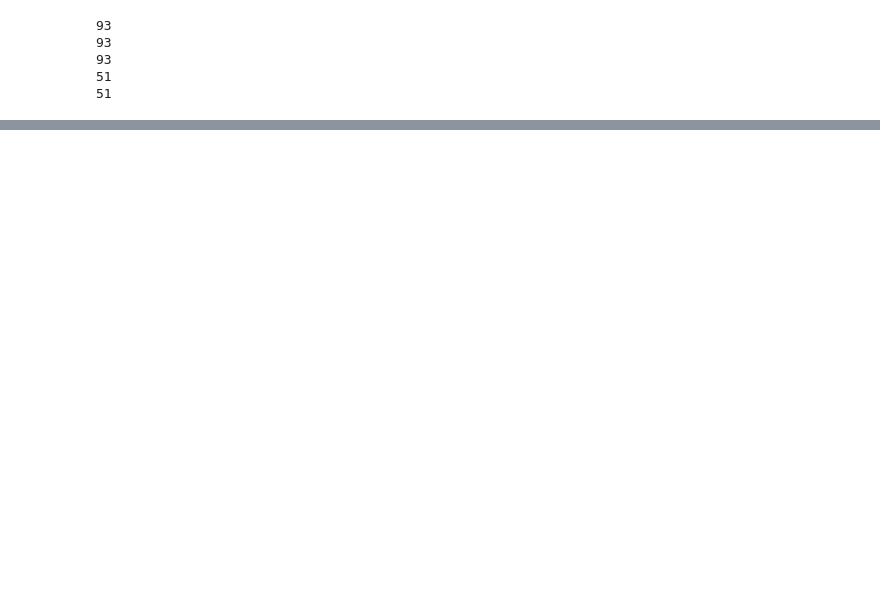
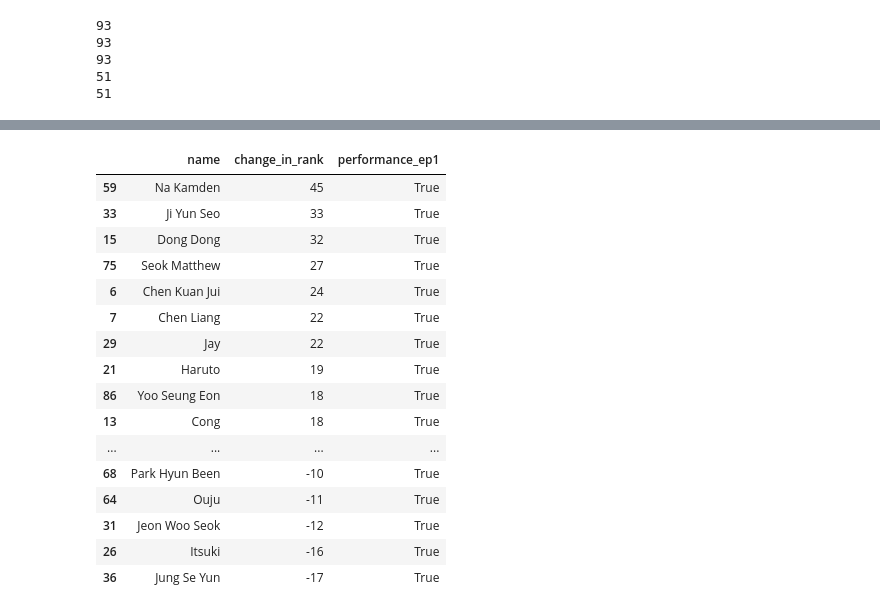
Before and after one commit to altheaxcvii/Boys-Planet, a Jupyter notebook: boys_planet_cleaning.ipynb, the cells around one changed output, grey strips where cells are left out. Saved outputs shown, nothing was run; the diff lists cells and outputs as text; code cells hidden in the pictures; blank space fills up the shorter version.

```diff
--- a/boys_planet_cleaning.ipynb
+++ b/boys_planet_cleaning.ipynb
@@ -212,0 +222,5 @@ print(bp['ep_8_ranking_second_elimation'].value_counts().sum())
+# %%
+ep1_2_rank_change = bp['name']
+ep1_2_rank_change = ep1_2_rank_change.to_frame()
+ep1_2_rank_change['change_in_rank'] = bp['ep_1_ranking'] - bp['ep_2_ranking']
+ep1_2_rank_change['performance_ep1'] = bp['performance_in_ep_1']
@@ -212,0 +243,20 @@ print(bp['ep_8_ranking_second_elimation'].value_counts().sum())
+# %%
+ep1_2_rank_change[ep1_2_rank_change['performance_ep1'] == True].sort_values(by='change_in_rank', ascending=False)
+# %% [output]
+|  | name | change_in_rank | performance_ep1 |
+| 59 | Na Kamden | 45 | True |
+| 33 | Ji Yun Seo | 33 | True |
+| 15 | Dong Dong | 32 | True |
+| 75 | Seok Matthew | 27 | True |
+| 6 | Chen Kuan Jui | 24 | True |
+| 7 | Chen Liang | 22 | True |
+| 29 | Jay | 22 | True |
+| 21 | Haruto | 19 | True |
+| 86 | Yoo Seung Eon | 18 | True |
+| 13 | Cong | 18 | True |
+| ... | ... | ... | ... |
+| 68 | Park Hyun Been | -10 | True |
+| 64 | Ouju | -11 | True |
+| 31 | Jeon Woo Seok | -12 | True |
+| 26 | Itsuki | -16 | True |
+| 36 | Jung Se Yun | -17 | True |
```
Also changed, not shown: parts of 30 cells of this notebook, 1 other file.
